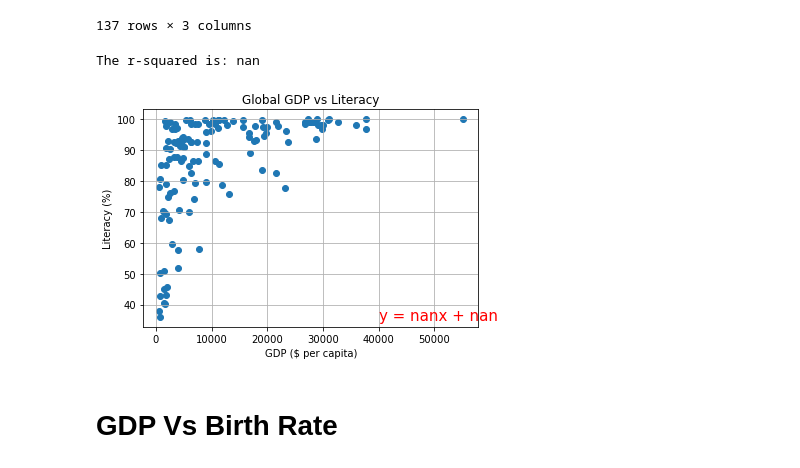
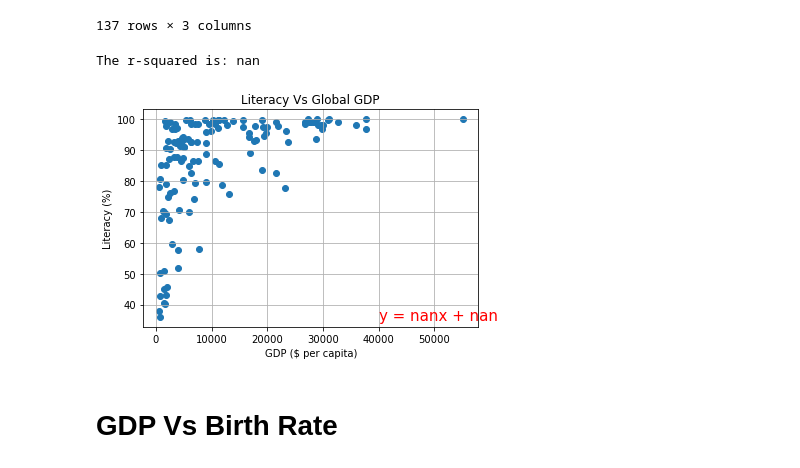
Before and after one commit to weiwen1998/project-etl, a Jupyter notebook: ETL.ipynb, the cells around one changed output. Saved outputs shown, nothing was run; the diff lists cells and outputs as text; code cells hidden in the pictures.

```diff
--- a/ETL.ipynb
+++ b/ETL.ipynb
@@ -299,24 +322,24 @@ LiteracyDf
 # %%
 x_values = LiteracyDf['GDP_($_per_capita)']
 y_values = LiteracyDf['Literacy']
 (slope, intercept, rvalue, pvalue, stderr) = linregress(x_values, y_values)
 regress_values = (x_values * slope) + intercept
 line_eq = "y = " + str(round(slope,2)) + "x + " + str(round(intercept,2))
 plt.scatter(x_values,y_values)
 
 plt.plot(x_values,regress_values,"r-")
 plt.annotate(line_eq,(40000, 35),fontsize=15,color="red")
-plt.title(f'Global GDP vs Literacy')
+plt.title(f'Literacy Vs Global GDP')
 plt.ylabel('Literacy (%)')
 plt.xlabel('GDP ($ per capita)')
 print(f"The r-squared is: {rvalue**2}")
 plt.grid()
 filename= f'Literacy r-squared {rvalue**2}.png'
 plt.savefig(f'images/{filename}', facecolor="white", dpi=300, bbox_inches='tight')
 plt.show()
 # %% [output]
 The r-squared is: nan
-[figure, old version]
+[figure, new version]
 # %% [markdown]
 # GDP Vs Birth Rate
 # %%
```
Also changed, not shown: parts of 14 cells of this notebook, 8 other files.
